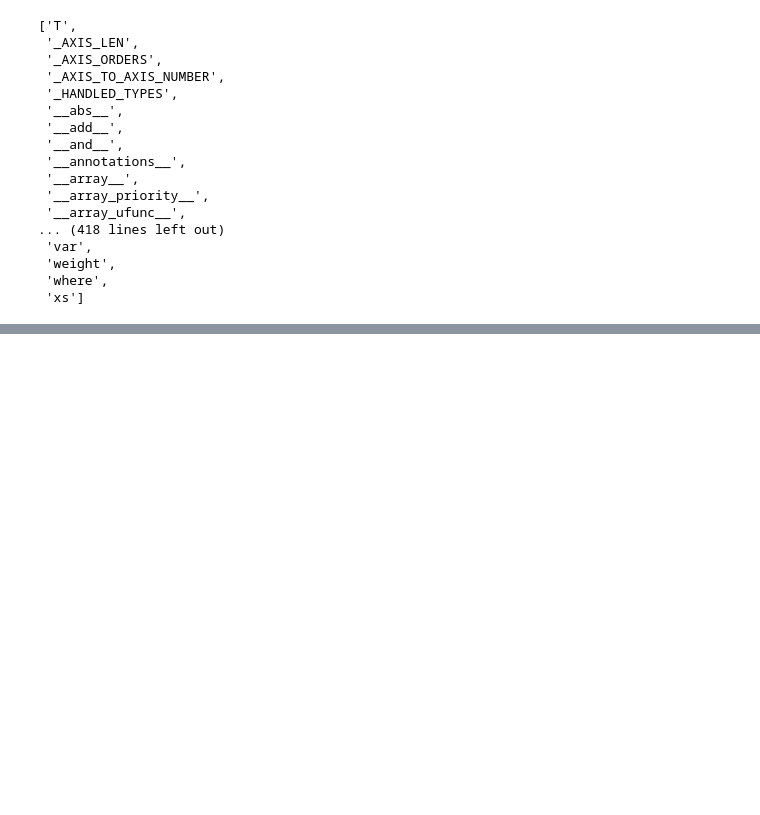
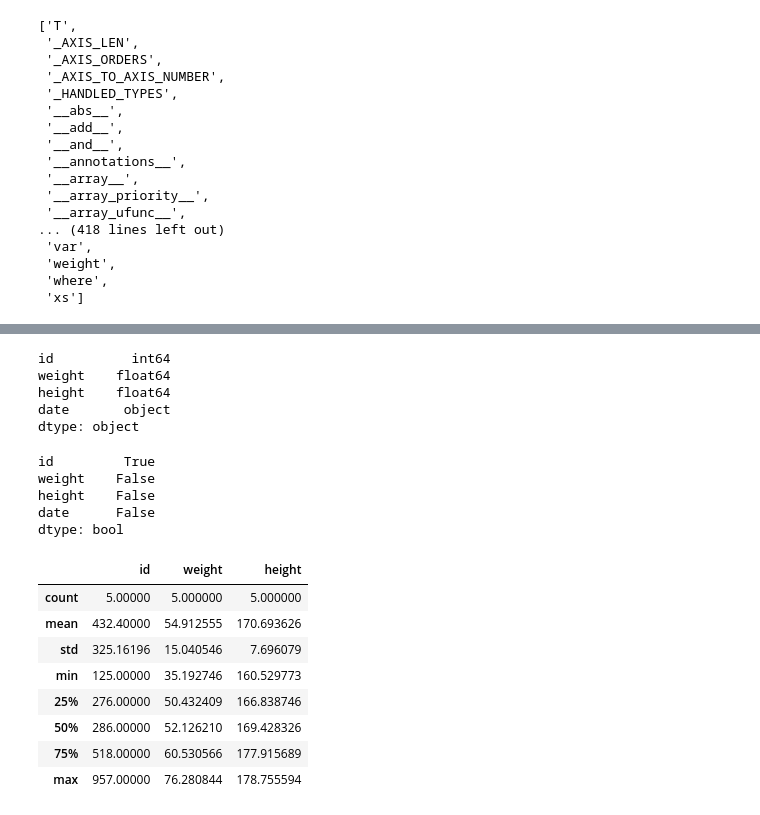
Before and after one commit to fmi08icds/Coding, a Jupyter notebook: notebooks/day7.ipynb, the cells around one changed output, grey strips where cells are left out. Drawn from its saved outputs; the diff is of its cells as text; code cells hidden in the pictures; blank space fills up the shorter version.

```diff
--- a/notebooks/day7.ipynb
+++ b/notebooks/day7.ipynb
@@ -182,0 +664,28 @@ df.to_csv("../data/data2.csv")
+# %%
+df.dtypes
+# %% [output]
+id          int64
+weight    float64
+height    float64
+date       object
+dtype: object
+# %%
+df.dtypes == np.int64
+# %% [output]
+id         True
+weight    False
+height    False
+date      False
+dtype: bool
+# %%
+df.describe()
+# %% [output]
+|  | id | weight | height |
+| count | 5.00000 | 5.000000 | 5.000000 |
+| mean | 432.40000 | 54.912555 | 170.693626 |
+| std | 325.16196 | 15.040546 | 7.696079 |
+| min | 125.00000 | 35.192746 | 160.529773 |
+| 25% | 276.00000 | 50.432409 | 166.838746 |
+| 50% | 286.00000 | 52.126210 | 169.428326 |
+| 75% | 518.00000 | 60.530566 | 177.915689 |
+| max | 957.00000 | 76.280844 | 178.755594 |
```
Also changed, not shown: parts of 124 cells of this notebook.
